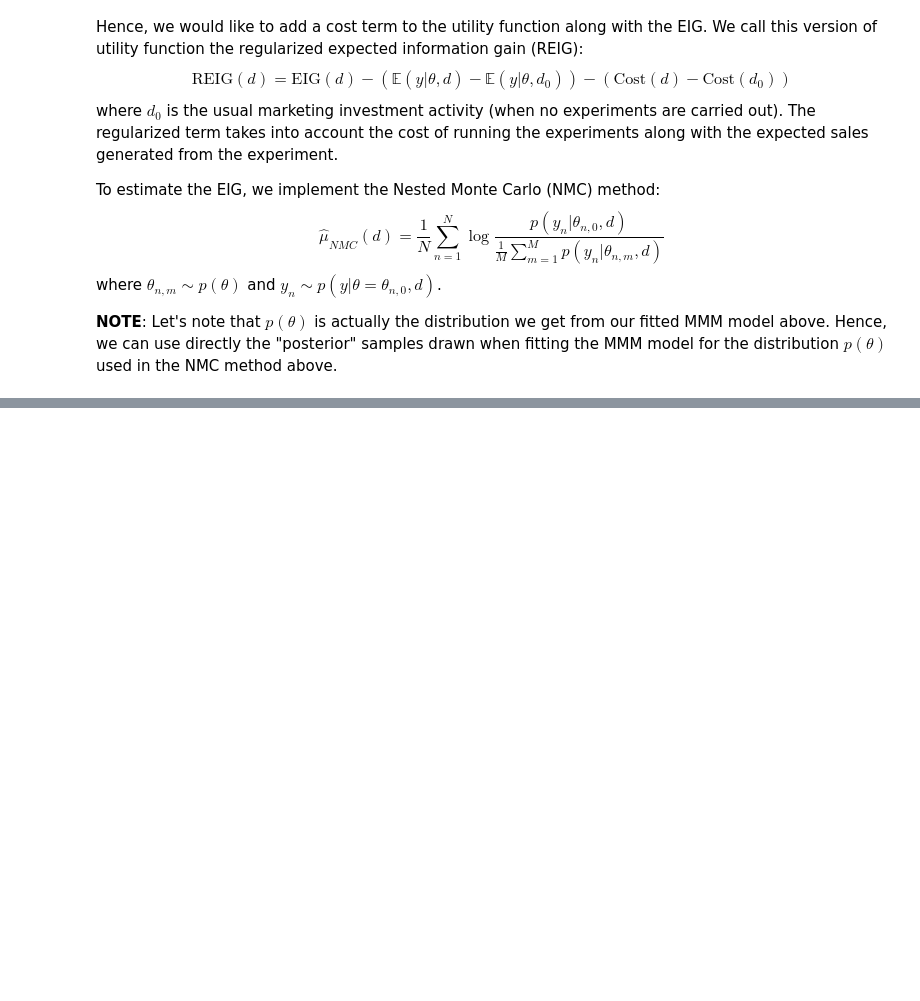
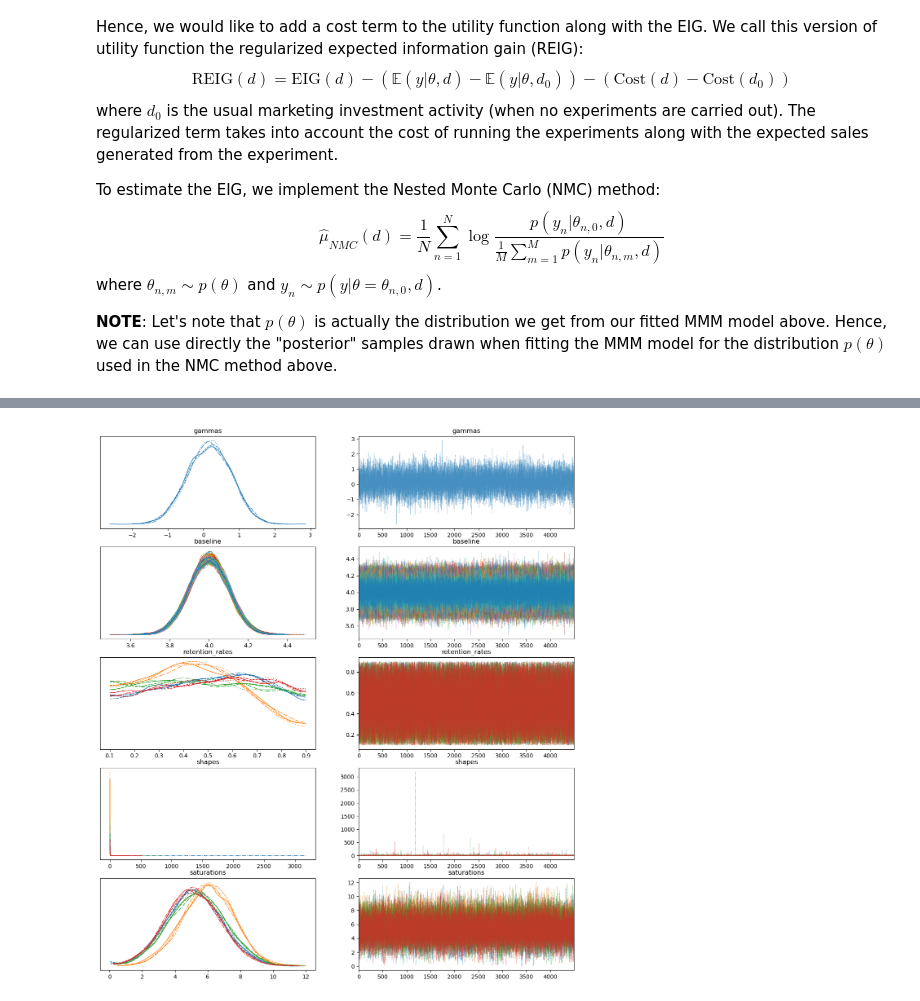
Before and after one commit to triluu03/bedmmm, a Jupyter notebook: demo/demo_mmm.ipynb, the cells around one changed output, grey strips where cells are left out. Cells and saved outputs as stored; diff of their text form; code cells hidden in the pictures; blank space fills up the shorter version.

```diff
--- a/demo/demo_mmm.ipynb
+++ b/demo/demo_mmm.ipynb
@@ -228,14 +248,13 @@ where $\theta_{n, m} \sim p(\theta)$ and $y_n \sim p(y | \theta = \theta_{n, 0},
 desginer = (
     ExperimentDesigner(
         n_media_channels=4,
-        n_control_variables=1,
-        regularized=False,  # Not yet implemented for regularized utility function
+        c=np.array([1.0]),
     )
     .add_posterior_samples(idata)
     .configure_experiment_space(
-        lower_bound=np.zeros(4),
-        upper_bound=np.ones(4) * 5,
+        lower_bound=np.zeros(4), upper_bound=np.ones(4) * 100
     )
+    .configure_regularization(x_0=np.ones(4) * 10)
 )
 # %%
 d_hat = desginer.find_optimal_experiment()
@@ -260,0 +278,10 @@ Next steps: use the experiment above to fit/finetune the MMM model again.
+# %%
+generator_with_dhat = (
+    generator.generate_new_observation(x=d_hat, c=np.array([1.0]))
+    .generate_new_observation(x=d_hat, c=np.array([1.0]))
+    .generate_new_observation(x=d_hat, c=np.array([1.0]))
+    .generate_new_observation(x=d_hat, c=np.array([1.0]))
+    .generate_new_observation(x=d_hat, c=np.array([1.0]))
+    .generate_new_observation(x=d_hat, c=np.array([1.0]))
+)
+data_with_dhat = generator_with_dhat.collect()
@@ -260,0 +343,6 @@ Next steps: use the experiment above to fit/finetune the MMM model again.
+# %%
+idata_with_dhat = model_with_dhat.fit(
+    data_with_dhat.drop(["y"]).to_pandas(),
+    data_with_dhat["y"].to_pandas(),
+    random_seed=42,
+)
@@ -260,0 +365,5 @@ Next steps: use the experiment above to fit/finetune the MMM model again.
+# %%
+summary_with_dhat_df = az.summary(idata_with_dhat)
+az.plot_trace(idata_with_dhat, figsize=(15, 17));
+# %% [output]
+[figure, added]
```
Also changed, not shown: parts of 10 cells of this notebook, 5 other files.
